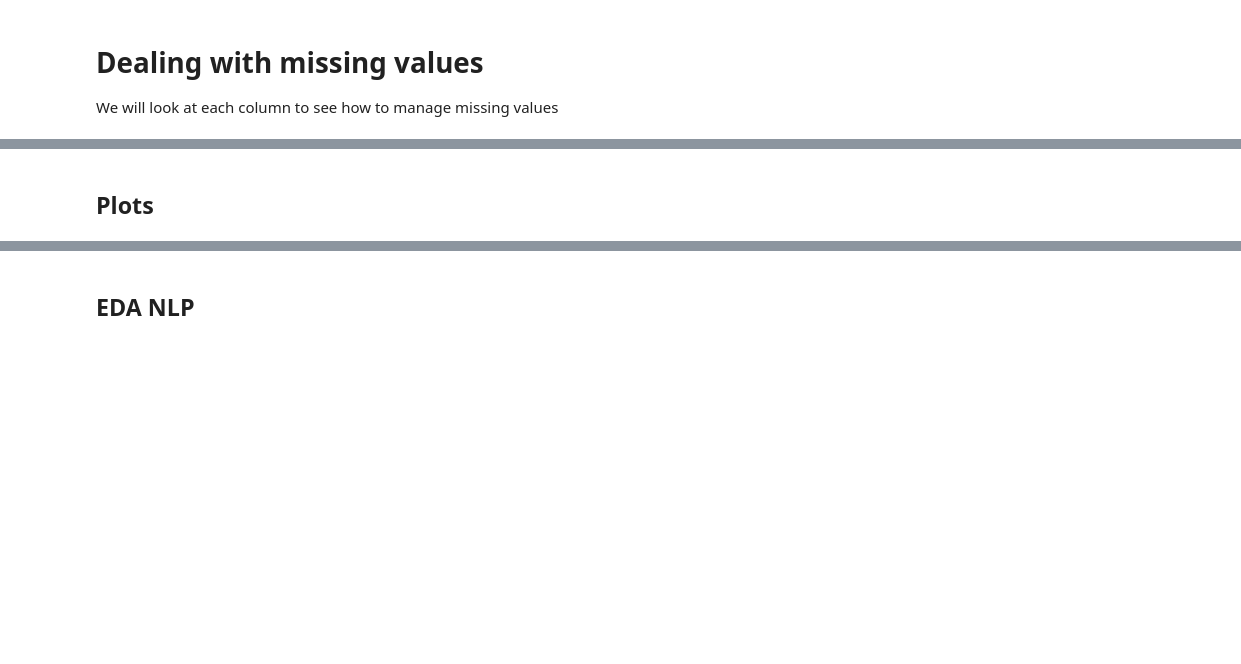
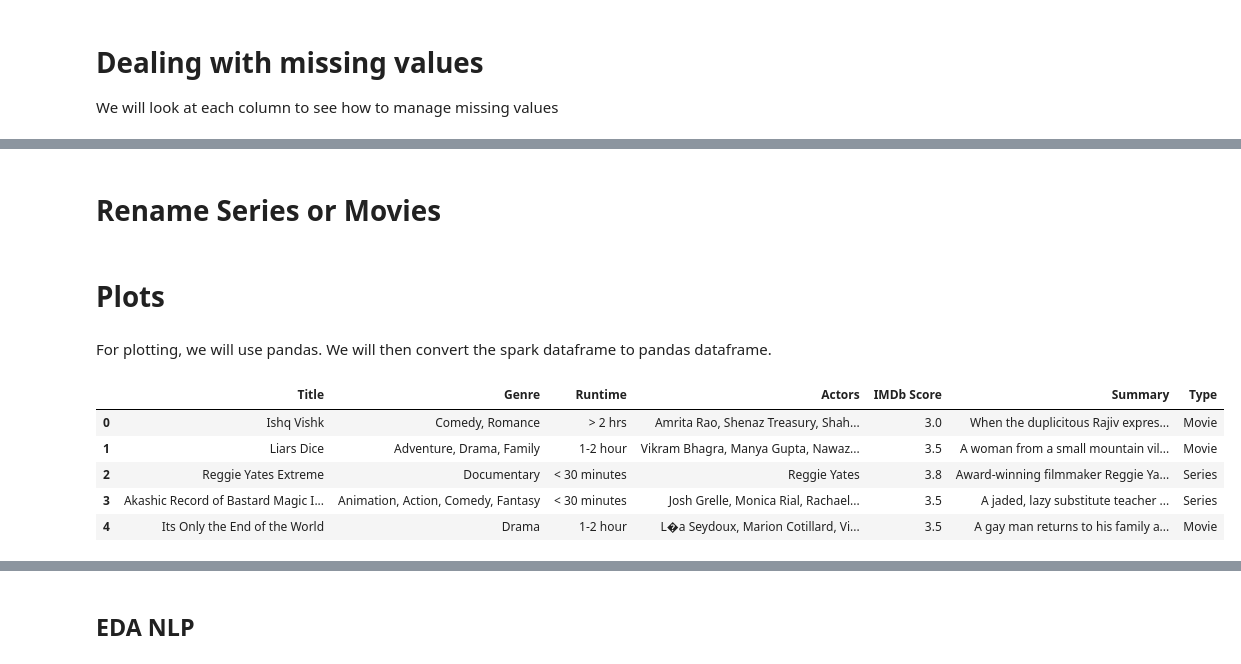
Before and after one commit to luckyman94/final-big-data-project, a Jupyter notebook: notebooks/eda_netflix.ipynb, the cells around one changed output, grey strips where cells are left out. Cells and saved outputs as stored; diff of their text form; code cells hidden in the pictures; blank space fills up the shorter version.

```diff
--- a/notebooks/eda_netflix.ipynb
+++ b/notebooks/eda_netflix.ipynb
@@ -171,0 +199,2 @@ False
+# %% [markdown]
+# Rename Series or Movies
@@ -172,5 +203,15 @@ False
 # %% [markdown]
-## Plots
+# Plots
+# %% [markdown]
+For plotting, we will use pandas. We will then convert the spark dataframe to pandas dataframe.
 # %%
 pandas_df = df.toPandas()
+pandas_df.head()
+# %% [output]
+|  | Title | Genre | Runtime | Actors | IMDb Score | Summary | Type |
+| 0 | Ishq Vishk | Comedy, Romance | > 2 hrs | Amrita Rao, Shenaz Treasury, Shah... | 3.0 | When the duplicitous Rajiv expres... | Movie |
+| 1 | Liars Dice | Adventure, Drama, Family | 1-2 hour | Vikram Bhagra, Manya Gupta, Nawaz... | 3.5 | A woman from a small mountain vil... | Movie |
+| 2 | Reggie Yates Extreme | Documentary | < 30 minutes | Reggie Yates | 3.8 | Award-winning filmmaker Reggie Ya... | Series |
+| 3 | Akashic Record of Bastard Magic I... | Animation, Action, Comedy, Fantasy | < 30 minutes | Josh Grelle, Monica Rial, Rachael... | 3.5 | A jaded, lazy substitute teacher ... | Series |
+| 4 | Its Only the End of the World | Drama | 1-2 hour | L�a Seydoux, Marion Cotillard, Vi... | 3.5 | A gay man returns to his family a... | Movie |
 # %%
```
Also changed, not shown: parts of 30 cells of this notebook, 3 other files.
